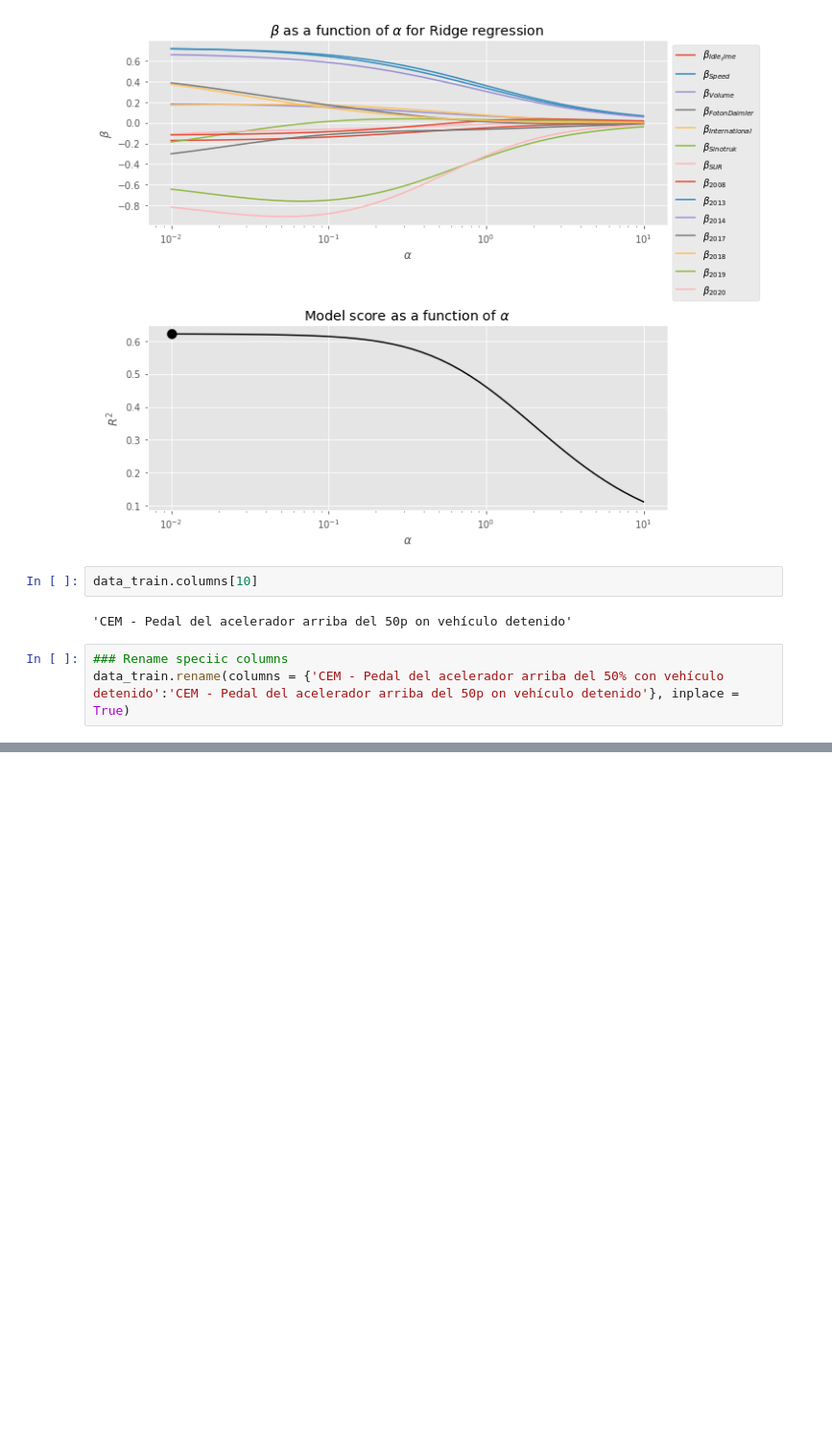
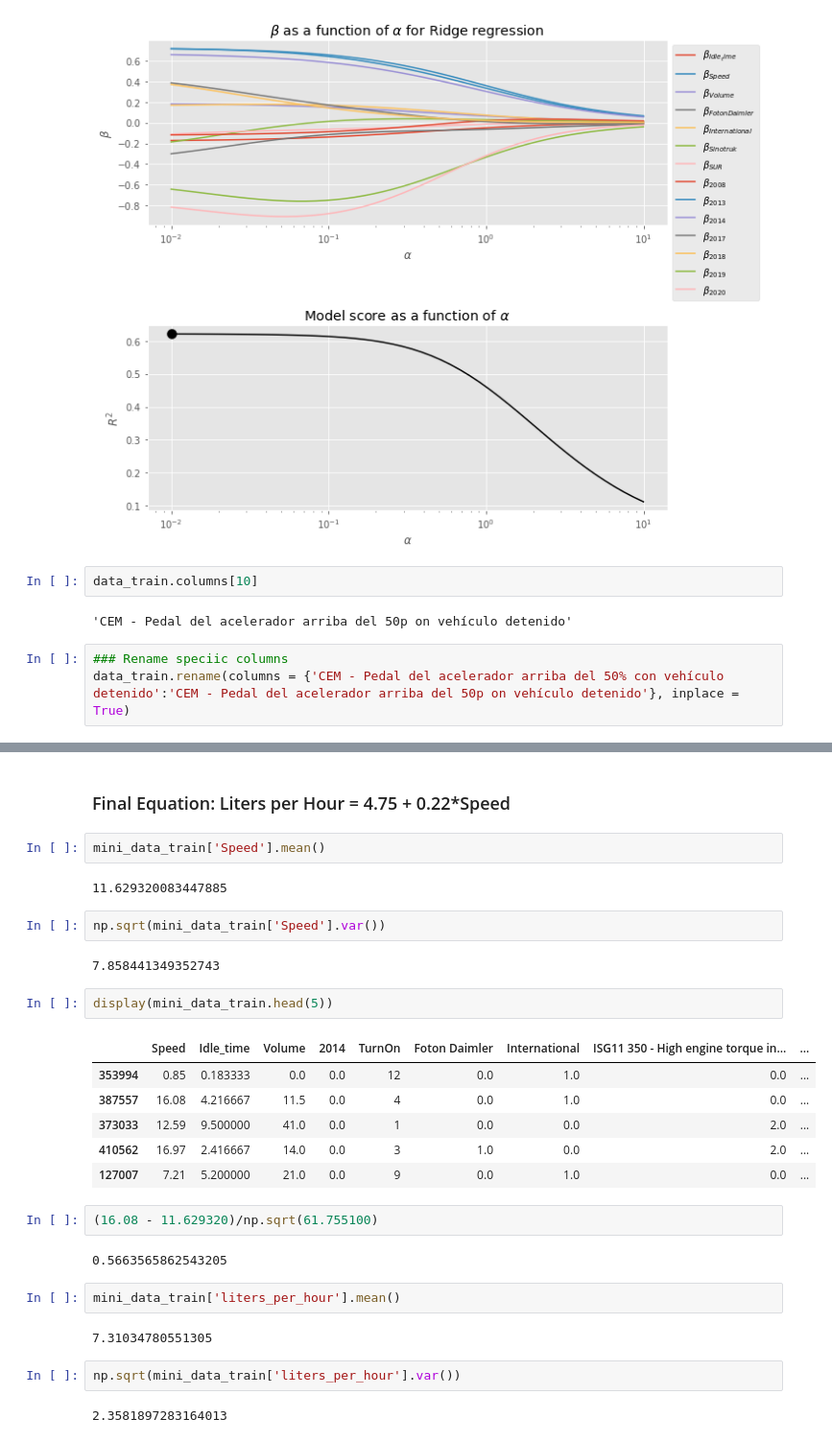
Before and after one commit to rgamerosl/capstone-project, a Jupyter notebook: final_remarks.ipynb, the cells around one changed output, grey strips where cells are left out. Shown at 96% size. Drawn from its saved outputs; the diff is of its cells as text; blank space fills up the shorter version.

Commit message:
Final details to obtain clearly the final equation: Simple Linear regression between speed and liters per hour

```diff
--- a/final_remarks.ipynb
+++ b/final_remarks.ipynb
@@ -673,0 +720,31 @@ data_train.rename(columns = {'CEM - Pedal del acelerador arriba del 50% con veh
+# %% [markdown]
+### Final Equation: Liters per Hour = 4.75 + 0.22*Speed
+# %%
+mini_data_train['Speed'].mean()
+# %% [output]
+11.629320083447885
+# %%
+np.sqrt(mini_data_train['Speed'].var())
+# %% [output]
+7.858441349352743
+# %%
+display(mini_data_train.head(5))
+# %% [output]
+|  | Speed | Idle_time | Volume | 2014 | TurnOn | Foton Daimler | International | ISG11 350 - High engine torque in... | ... |
+| 353994 | 0.85 | 0.183333 | 0.0 | 0.0 | 12 | 0.0 | 1.0 | 0.0 | ... |
+| 387557 | 16.08 | 4.216667 | 11.5 | 0.0 | 4 | 0.0 | 1.0 | 0.0 | ... |
+| 373033 | 12.59 | 9.500000 | 41.0 | 0.0 | 1 | 0.0 | 0.0 | 2.0 | ... |
+| 410562 | 16.97 | 2.416667 | 14.0 | 0.0 | 3 | 1.0 | 0.0 | 2.0 | ... |
+| 127007 | 7.21 | 5.200000 | 21.0 | 0.0 | 9 | 0.0 | 1.0 | 0.0 | ... |
+# %%
+(16.08 - 11.629320)/np.sqrt(61.755100)
+# %% [output]
+0.5663565862543205
+# %%
+mini_data_train['liters_per_hour'].mean()
+# %% [output]
+7.31034780551305
+# %%
+np.sqrt(mini_data_train['liters_per_hour'].var())
+# %% [output]
+2.3581897283164013
```
Also changed, not shown: parts of 3 cells of this notebook.
